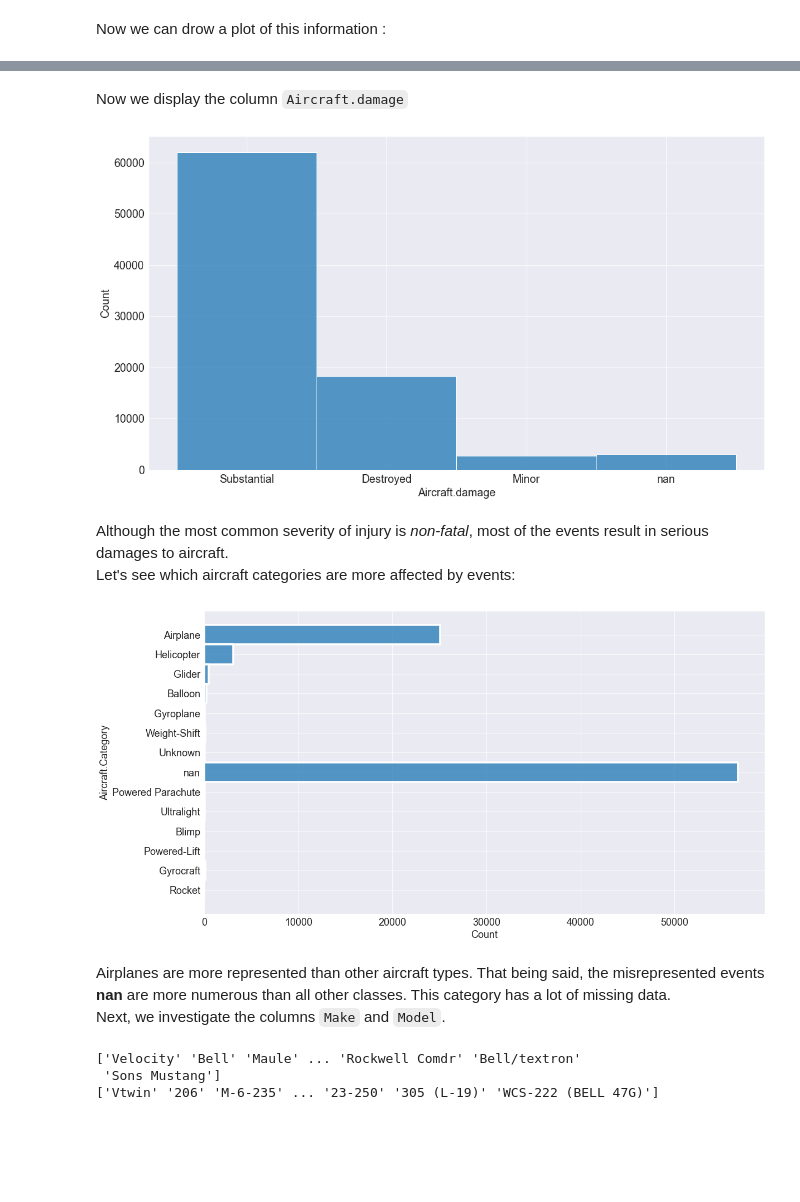
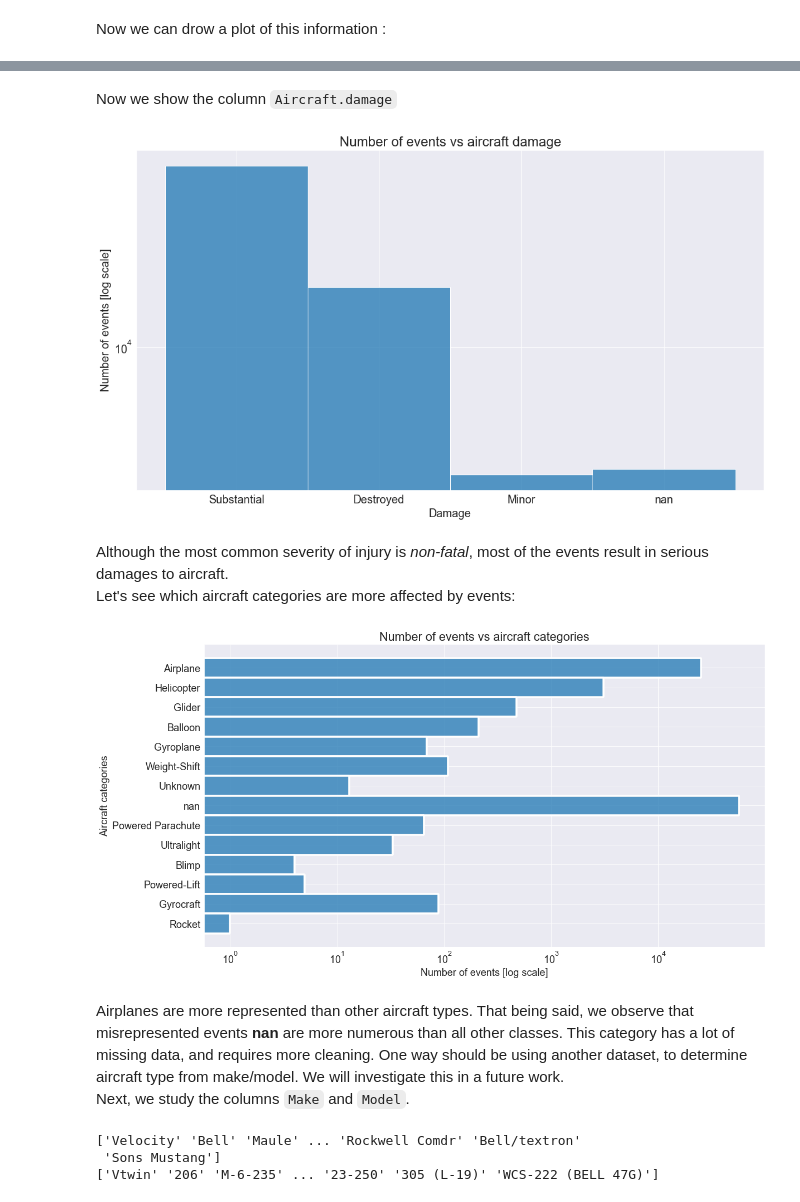
Before and after one commit to zaitrik/aviation_stats, a Jupyter notebook: aviation_stats.ipynb, the cells around one changed output, grey strips where cells are left out. Drawn from its saved outputs; the diff is of its cells as text; code cells hidden in the pictures; blank space fills up the shorter version.

```diff
--- a/aviation_stats.ipynb
+++ b/aviation_stats.ipynb
@@ -219,21 +233,25 @@ sns.histplot(x ='Injury.Severity', data = aviation_ds );
 # %% [markdown]
-Now we display the column `Aircraft.damage`
+Now we show the column `Aircraft.damage`
 # %%
 aviation_ds['Aircraft.damage'] =aviation_ds['Aircraft.damage'].astype(str)
-sns.histplot(x = 'Aircraft.damage', data = aviation_ds);
+fig = sns.histplot(x = 'Aircraft.damage', data = aviation_ds);
+fig.set(xlabel = 'Damage', ylabel='Number of events [log scale]', title='Number of events vs aircraft damage');
+fig.set_yscale("log");
 # %% [output]
-[figure, old version]
+[figure, new version]
 # %% [markdown]
 Although the most common severity of injury is *non-fatal*, most of the events result in serious damages to aircraft.
 Let's see which aircraft categories are more affected by events:
 # %%
 aviation_ds['Aircraft.Category'] = aviation_ds['Aircraft.Category'].astype(str)
-sns.histplot(y = 'Aircraft.Category', data = aviation_ds);
+fig = sns.histplot(y = 'Aircraft.Category', data = aviation_ds);
+fig.set(xlabel = 'Number of events [log scale]', ylabel = 'Aircraft categories', title='Number of events vs aircraft categories');
+fig.set_xscale("log");
 # %% [output]
-[figure, old version]
+[figure, new version]
 # %% [markdown]
-Airplanes are more represented than other aircraft types. That being said, the misrepresented events **nan**  are more numerous than all other classes. This category has a lot of missing data.
-Next, we  investigate the columns `Make` and `Model`.
+Airplanes are more represented than other aircraft types. That being said, we observe that misrepresented events **nan**  are more numerous than all other classes. This category has a lot of missing data, and requires more cleaning. One way should be using another dataset, to determine aircraft type from make/model. We will investigate this in a future work.
+Next, we study the columns `Make` and `Model`.
 # %%
 aviation_ds['Make'] =aviation_ds['Make'].astype(str)
 aviation_ds['Model'] =aviation_ds['Model'].astype(str)
```
Also changed, not shown: parts of 34 cells of this notebook.
